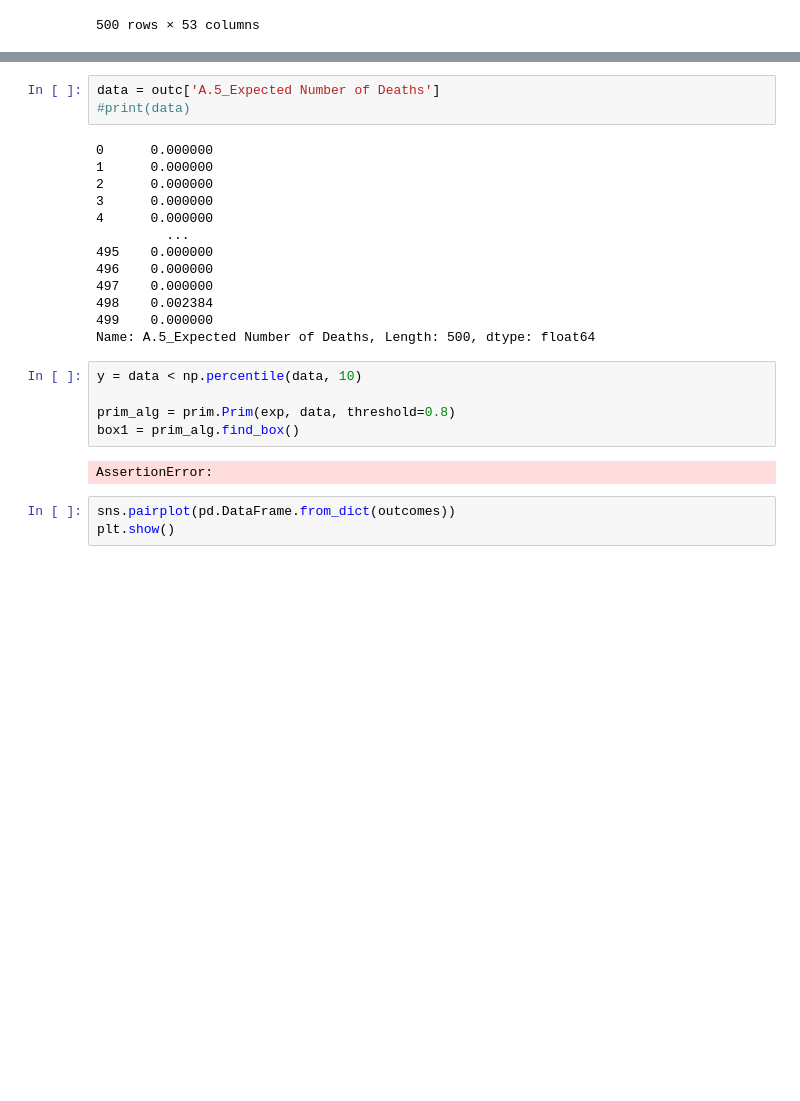
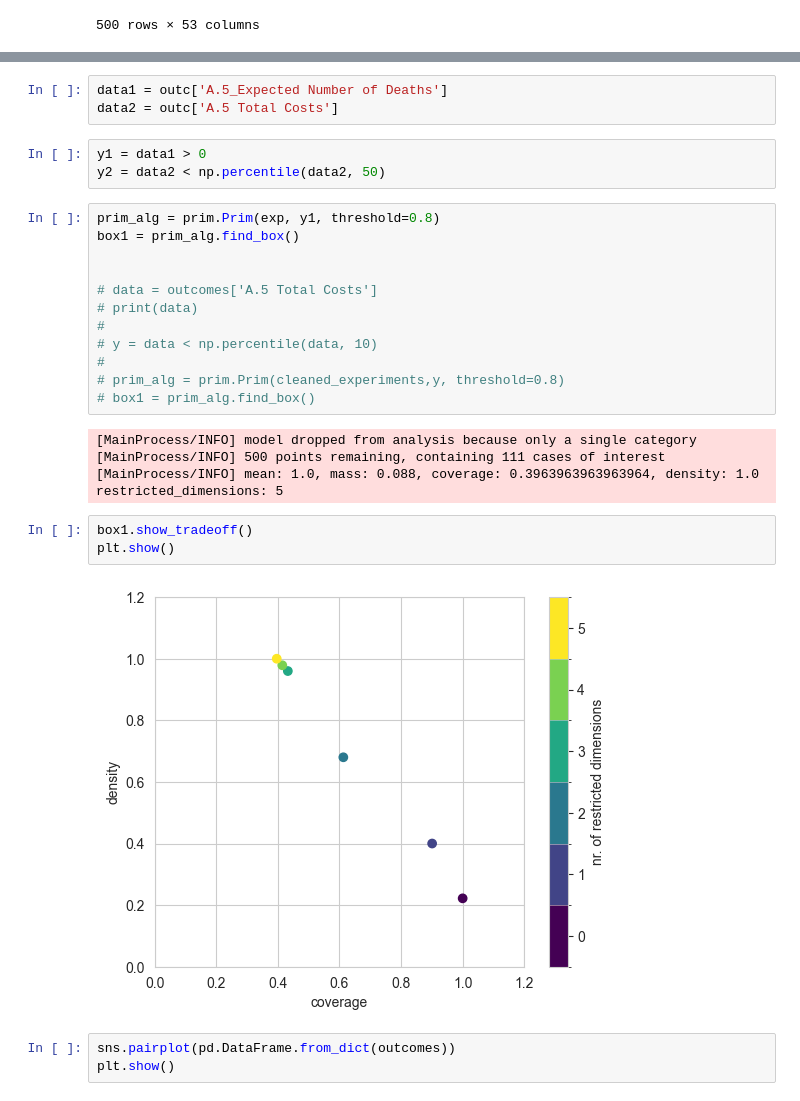
Before and after one commit to Dianevanderkeur/epa1361_open-fork, a Jupyter notebook: final assignment/a4-dikes.ipynb, the cells around one changed output, grey strips where cells are left out. Saved outputs shown, nothing was run; the diff lists cells and outputs as text; blank space fills up the shorter version.

```diff
--- a/final assignment/a4-dikes.ipynb
+++ b/final assignment/a4-dikes.ipynb
@@ -156,26 +151,30 @@ from ema_workbench.analysis import prim
 # %%
-data = outc['A.5_Expected Number of Deaths']
-#print(data)
+data1 = outc['A.5_Expected Number of Deaths']
+data2 = outc['A.5 Total Costs']
-# %% [output]
-0      0.000000
-1      0.000000
-2      0.000000
-3      0.000000
-4      0.000000
-         ...
-495    0.000000
-496    0.000000
-497    0.000000
-498    0.002384
-499    0.000000
-Name: A.5_Expected Number of Deaths, Length: 500, dtype: float64
+# %%
+y1 = data1 > 0
+y2 = data2 < np.percentile(data2, 50)
 # %%
-y = data < np.percentile(data, 10)
+prim_alg = prim.Prim(exp, y1, threshold=0.8)
+box1 = prim_alg.find_box()
 
-prim_alg = prim.Prim(exp, data, threshold=0.8)
-box1 = prim_alg.find_box()
+
+# data = outcomes['A.5 Total Costs']
+# print(data)
+#
+# y = data < np.percentile(data, 10)
+#
+# prim_alg = prim.Prim(cleaned_experiments,y, threshold=0.8)
+# box1 = prim_alg.find_box()
 # %% [output]
-AssertionError:
+[MainProcess/INFO] model dropped from analysis because only a single category
+[MainProcess/INFO] 500 points remaining, containing 111 cases of interest
+[MainProcess/INFO] mean: 1.0, mass: 0.088, coverage: 0.3963963963963964, density: 1.0 restricted_dimensions: 5
+# %%
+box1.show_tradeoff()
+plt.show()
+# %% [output]
+[figure, added]
 # %%
 sns.pairplot(pd.DataFrame.from_dict(outcomes))
 plt.show()
```
Also changed, not shown: parts of 3 cells of this notebook.
